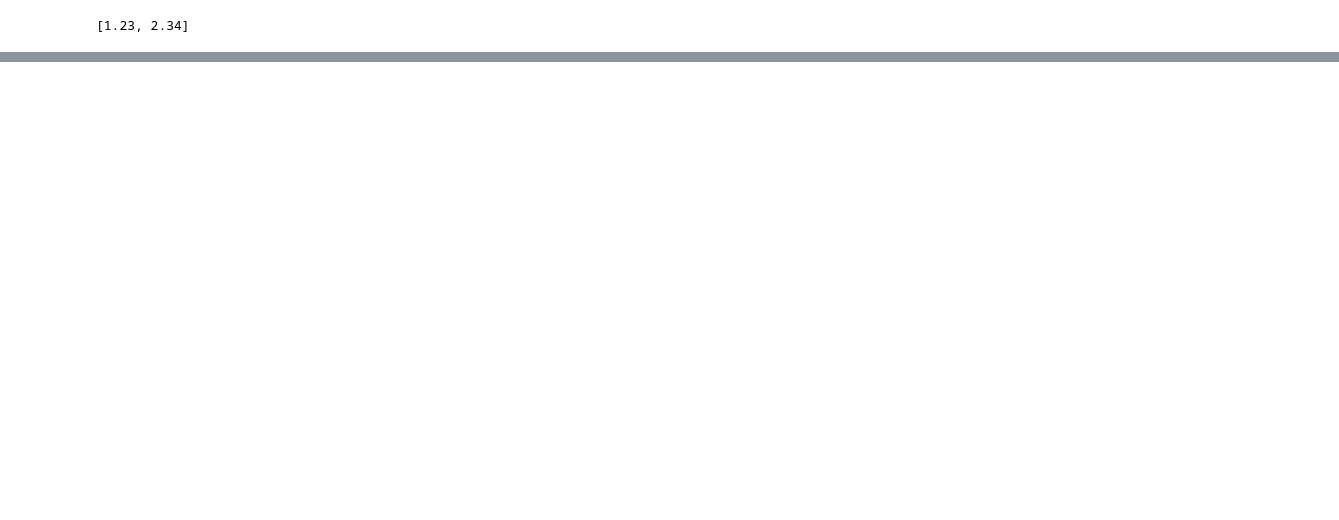
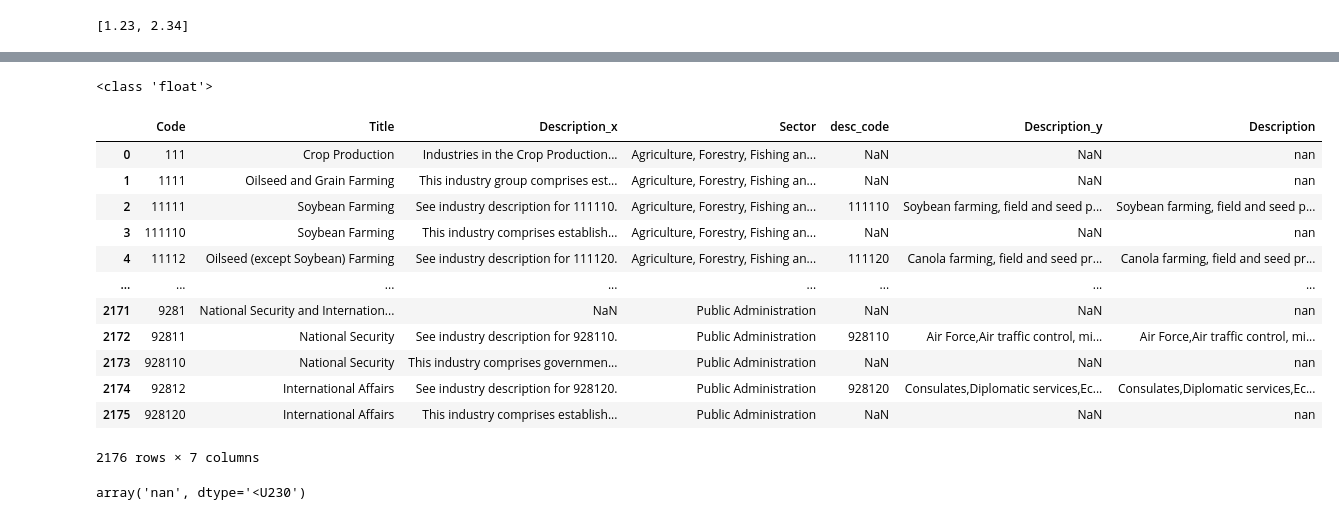
Before and after one commit to Saran33/TickerScrape, a Jupyter notebook: Worksheet.ipynb, the cells around one changed output, grey strips where cells are left out. Drawn from its saved outputs; the diff is of its cells as text; code cells hidden in the pictures; blank space fills up the shorter version.

```diff
--- a/Worksheet.ipynb
+++ b/Worksheet.ipynb
@@ -538,0 +890,2 @@ countries.to_csv('csv_files/Country_data.csv', index=False)
+# %%
+merged_df = no_descs.merge(NAICS_desc, how='left', left_on='desc_code', right_on='desc_code')
@@ -538,0 +908,4 @@ countries.to_csv('csv_files/Country_data.csv', index=False)
+# %%
+merged_df = merged_df.drop(columns='Description')
+merged_df = merged_df.rename(columns={'INDEX ITEM DESCRIPTION': 'Description'})
+merged_df
@@ -538,0 +942,3 @@ countries.to_csv('csv_files/Country_data.csv', index=False)
+# %%
+industries = NAICS.loc[~NAICS['Description'].str.strip().str.startswith('The Sector as a Whole', na=False)]
+industries
@@ -538,0 +959,3 @@ countries.to_csv('csv_files/Country_data.csv', index=False)
+# %%
+merged_industries = industries.merge(merged_df, how='left', left_on=['Code', 'Title', 'Sector'], right_on=['Code', 'Title', 'Sector'])
+merged_industries
@@ -538,0 +976,27 @@ countries.to_csv('csv_files/Country_data.csv', index=False)
+# %%
+print(type(merged_industries['Description_y'][5]))
+# %% [output]
+<class 'float'>
+# %%
+merged_industries['Description'] = ""
+for index, value in merged_industries['Description_y'].iteritems():
+    merged_industries['Description'][index] = np.where(type(merged_industries['Description_y'][index]) is not type(float), merged_industries['Description_y'][index], merged_industries['Description_x'][index])
+merged_industries
+# %% [output]
+|  | Code | Title | Description_x | Sector | desc_code | Description_y | Description |
+| 0 | 111 | Crop Production | Industries in the Crop Production... | Agriculture, Forestry, Fishing an... | NaN | NaN | nan |
+| 1 | 1111 | Oilseed and Grain Farming | This industry group comprises est... | Agriculture, Forestry, Fishing an... | NaN | NaN | nan |
+| 2 | 11111 | Soybean Farming | See industry description for 111110. | Agriculture, Forestry, Fishing an... | 111110 | Soybean farming, field and seed p... | Soybean farming, field and seed p... |
+| 3 | 111110 | Soybean Farming | This industry comprises establish... | Agriculture, Forestry, Fishing an... | NaN | NaN | nan |
+| 4 | 11112 | Oilseed (except Soybean) Farming | See industry description for 111120. | Agriculture, Forestry, Fishing an... | 111120 | Canola farming, field and seed pr... | Canola farming, field and seed pr... |
+| ... | ... | ... | ... | ... | ... | ... | ... |
+| 2171 | 9281 | National Security and Internation... | NaN | Public Administration | NaN | NaN | nan |
+| 2172 | 92811 | National Security | See industry description for 928110. | Public Administration | 928110 | Air Force,Air traffic control, mi... | Air Force,Air traffic control, mi... |
+| 2173 | 928110 | National Security | This industry comprises governmen... | Public Administration | NaN | NaN | nan |
+| 2174 | 92812 | International Affairs | See industry description for 928120. | Public Administration | 928120 | Consulates,Diplomatic services,Ec... | Consulates,Diplomatic services,Ec... |
+| 2175 | 928120 | International Affairs | This industry comprises establish... | Public Administration | NaN | NaN | nan |
+2176 rows × 7 columns
+# %%
+merged_industries['Description'][1]
+# %% [output]
+array('nan', dtype='<U230')
```
Also changed, not shown: parts of 51 cells of this notebook, 13 other files.
